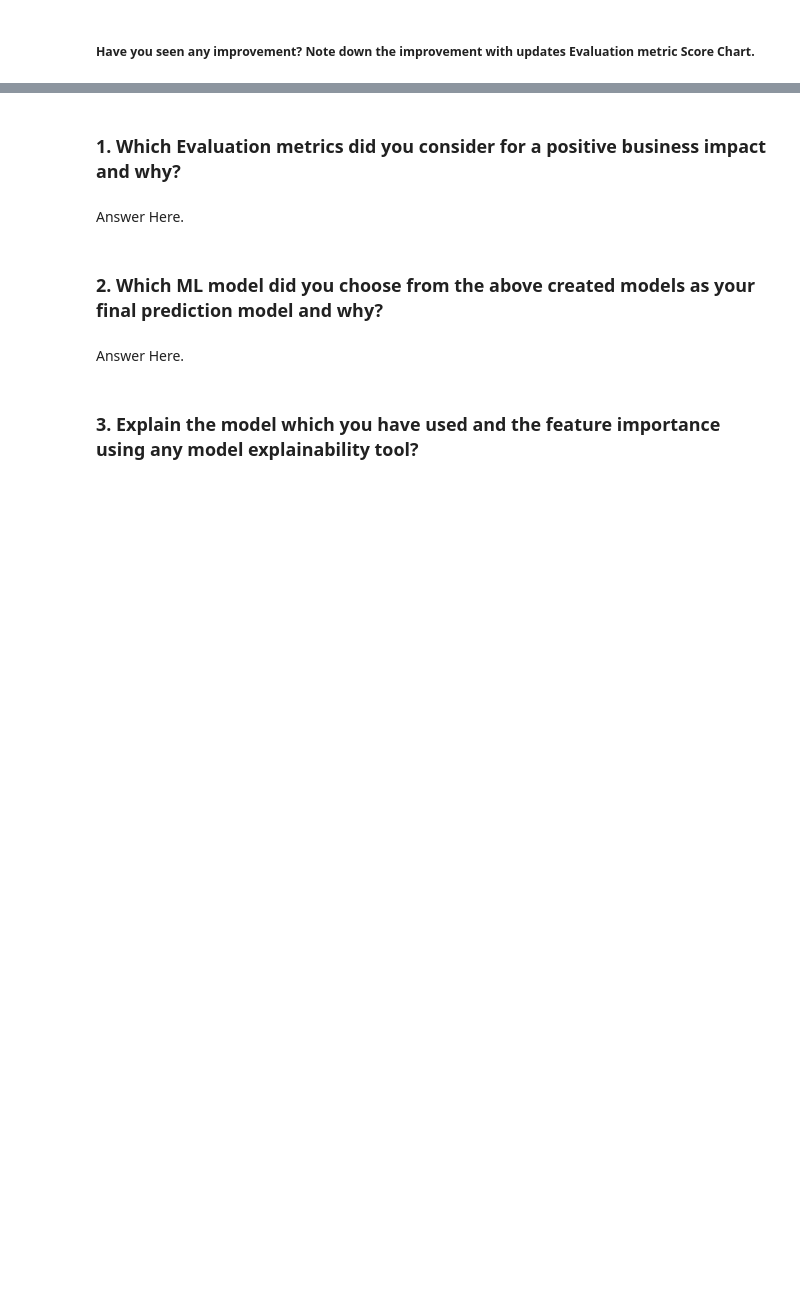
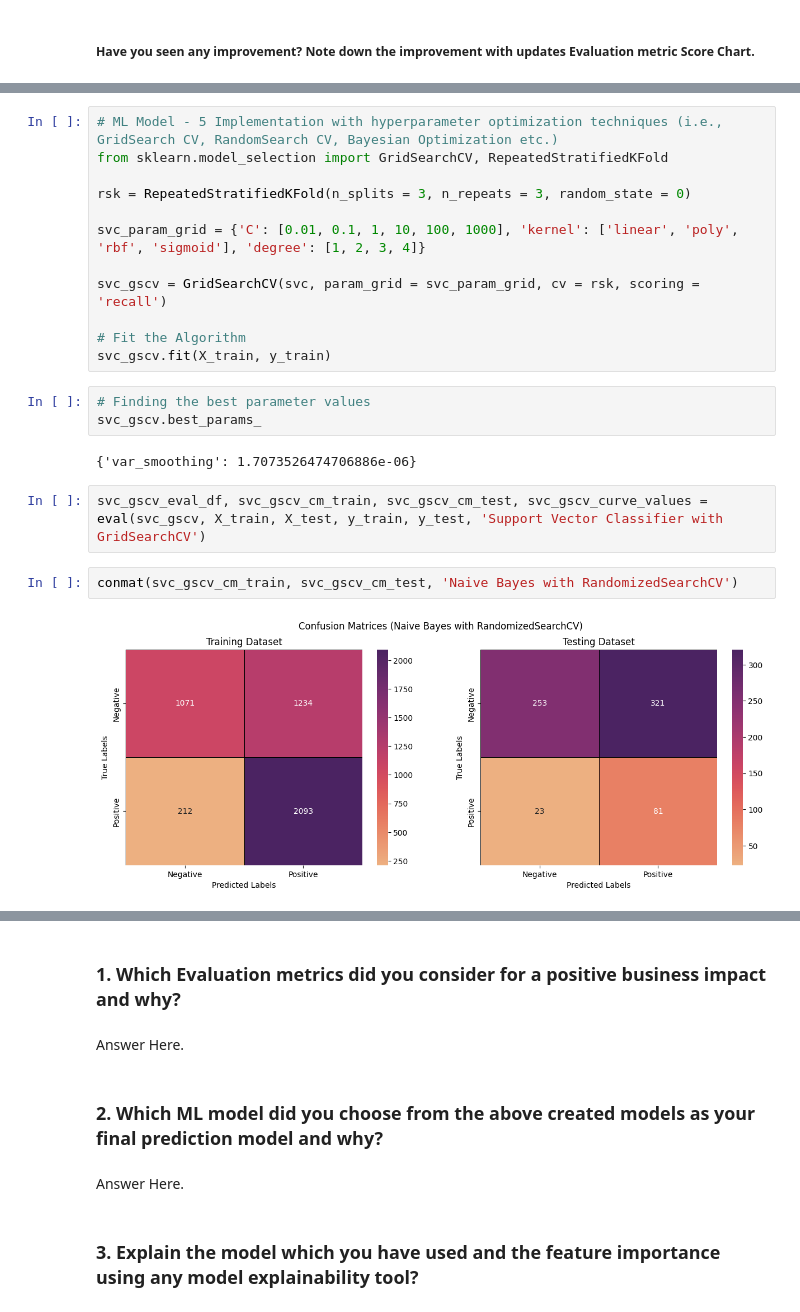
Before and after one commit to dipankarsahu1000/Cardiovascular-Risk-Prediction, a Jupyter notebook: Cardiovascular_Risk_Prediction.ipynb, the cells around one changed output, grey strips where cells are left out. Cells and saved outputs as stored; diff of their text form; blank space fills up the shorter version.

```diff
--- a/Cardiovascular_Risk_Prediction.ipynb
+++ b/Cardiovascular_Risk_Prediction.ipynb
@@ -1538,0 +1682,23 @@ pd.concat([rf_eval_df, rf_gscv_eval_df], axis = 1)
+# %%
+# ML Model - 5 Implementation with hyperparameter optimization techniques (i.e., GridSearch CV, RandomSearch CV, Bayesian Optimization etc.)
+from sklearn.model_selection import GridSearchCV, RepeatedStratifiedKFold
+
+rsk = RepeatedStratifiedKFold(n_splits = 3, n_repeats = 3, random_state = 0)
+
+svc_param_grid = {'C': [0.01, 0.1, 1, 10, 100, 1000], 'kernel': ['linear', 'poly', 'rbf', 'sigmoid'], 'degree': [1, 2, 3, 4]}
+
+svc_gscv = GridSearchCV(svc, param_grid = svc_param_grid, cv = rsk, scoring = 'recall')
+
+# Fit the Algorithm
+svc_gscv.fit(X_train, y_train)
+# %%
+# Finding the best parameter values
+svc_gscv.best_params_
+# %% [output]
+{'var_smoothing': 1.7073526474706886e-06}
+# %%
+svc_gscv_eval_df, svc_gscv_cm_train, svc_gscv_cm_test, svc_gscv_curve_values = eval(svc_gscv, X_train, X_test, y_train, y_test, 'Support Vector Classifier with GridSearchCV')
+# %%
+conmat(svc_gscv_cm_train, svc_gscv_cm_test, 'Naive Bayes with RandomizedSearchCV')
+# %% [output]
+[figure, added]
```
Also changed, not shown: parts of 58 cells of this notebook.
